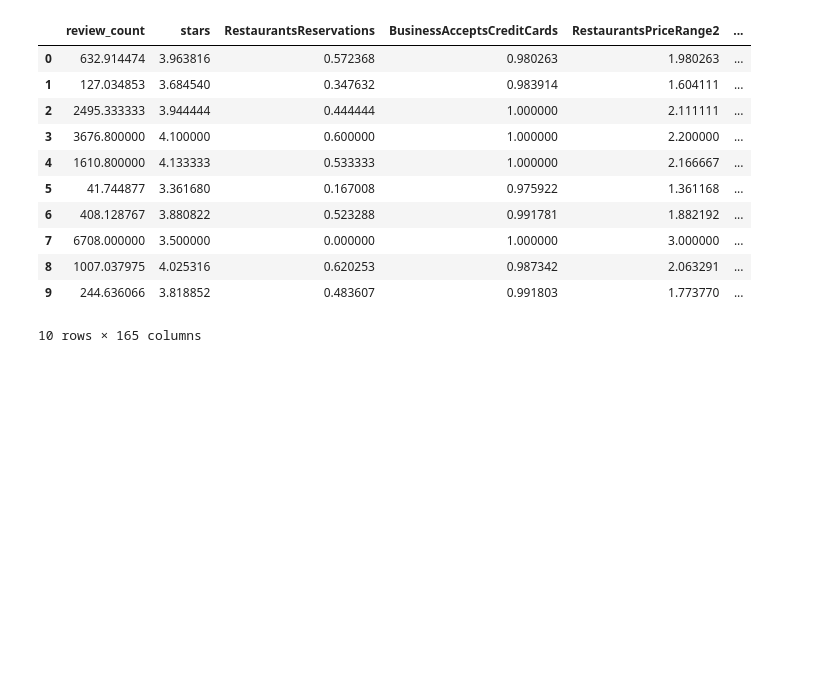
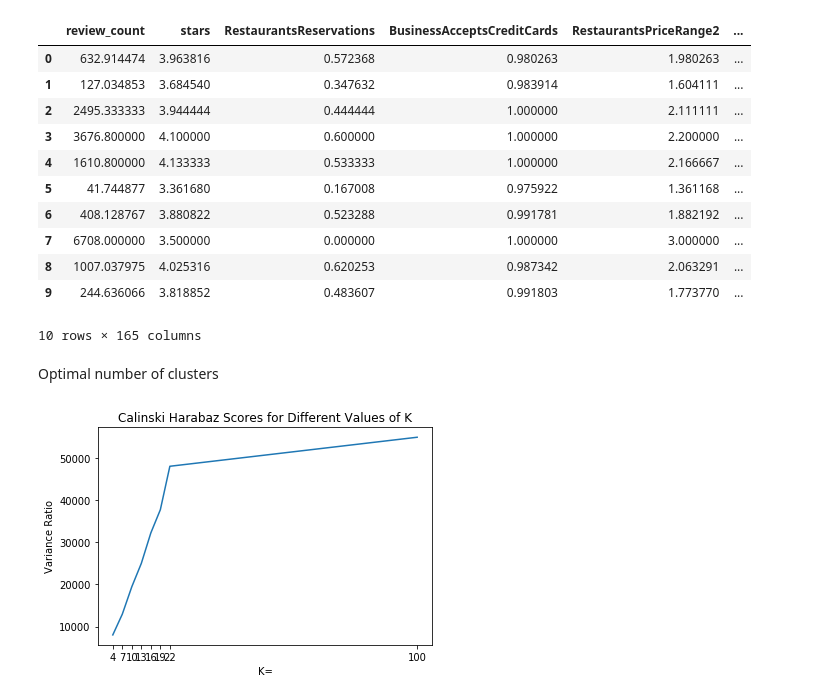
Before and after one commit to rvent/Event-Planner-Project, a Jupyter notebook: rima_wip.ipynb, the cells around one changed output. Saved outputs shown, nothing was run; the diff lists cells and outputs as text; code cells hidden in the pictures; blank space fills up the shorter version.

```diff
--- a/rima_wip.ipynb
+++ b/rima_wip.ipynb
@@ -479,3 +481,30 @@ pd.DataFrame(k_means.cluster_centers_, columns = X.columns)
 | 8 | 1007.037975 | 4.025316 | 0.620253 | 0.987342 | 2.063291 | ... |
 | 9 | 244.636066 | 3.818852 | 0.483607 | 0.991803 | 1.773770 | ... |
 10 rows × 165 columns
+# %% [markdown]
+Optimal number of clusters
+# %%
+k_means_4 = KMeans(n_clusters=4).fit(X)
+k_means_7 = KMeans(n_clusters=7).fit(X)
+k_means_10 = KMeans(n_clusters=10).fit(X)
+k_means_13 = KMeans(n_clusters=13).fit(X)
+k_means_16 = KMeans(n_clusters=16).fit(X)
+k_means_19 = KMeans(n_clusters=19).fit(X)
+k_means_22 = KMeans(n_clusters=22).fit(X)
+k_means_25 = KMeans(n_clusters=100).fit(X)
+
+k_list = [k_means_4,k_means_7,k_means_10,k_means_13,k_means_16,k_means_19,k_means_22,k_means_25]
+# %%
+CH_score = []
+for ls in k_list:
+    labels = ls.labels_
+    CH_score.append(calinski_harabaz_score(X,labels))
+# %%
+plt.plot([4,7,10,13,16,19,22,100], CH_score)
+plt.xticks([4,7,10,13,16,19,22,100])
+plt.title("Calinski Harabaz Scores for Different Values of K")
+plt.ylabel("Variance Ratio")
+plt.xlabel("K=")
+plt.show()
+# %% [output]
+[figure, added]
```
Also changed, not shown: parts of 34 cells of this notebook.
